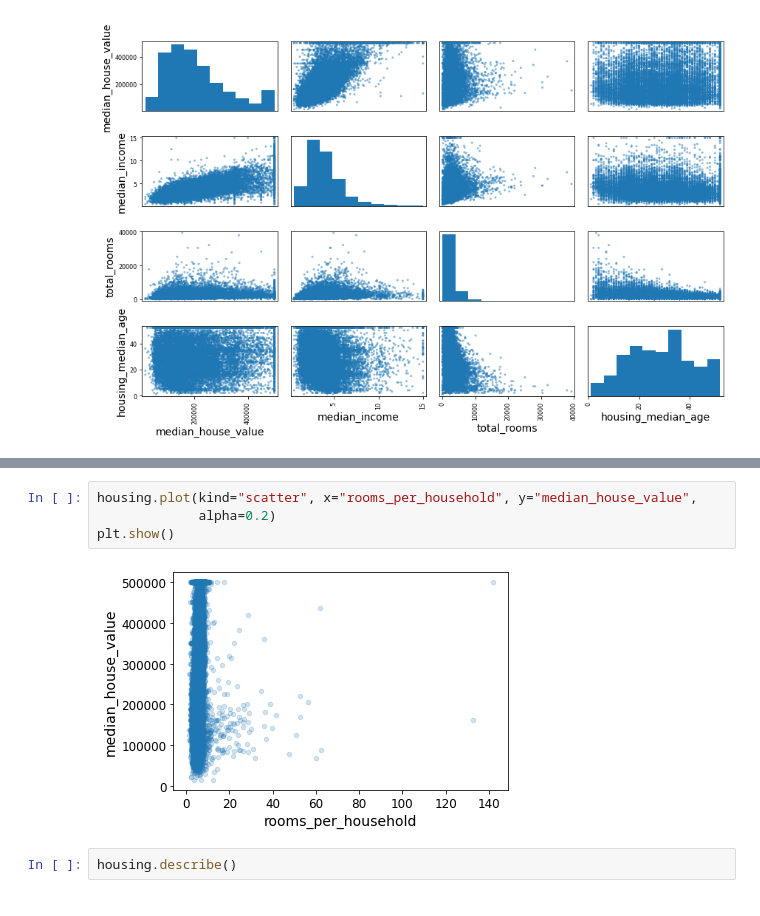
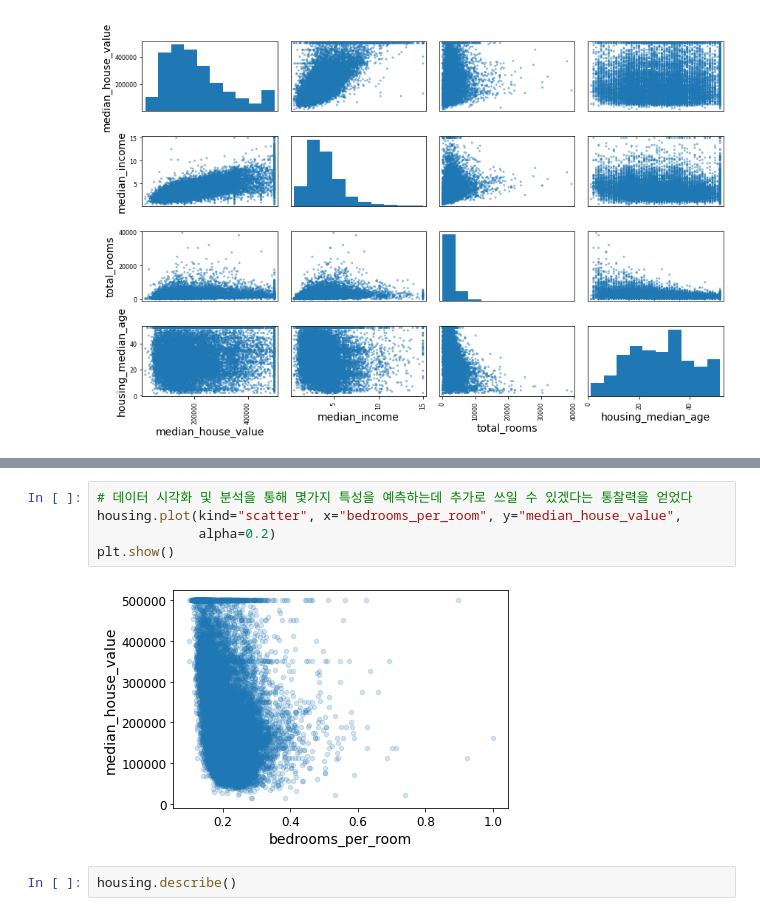
Before and after one commit to suhongkim98/study-machine-learning, a Jupyter notebook: 02_end_to_end_machine_learning_project.ipynb, the cells around one changed output, grey strips where cells are left out. Cells and saved outputs as stored; diff of their text form.

```diff
--- a/02_end_to_end_machine_learning_project.ipynb
+++ b/02_end_to_end_machine_learning_project.ipynb
@@ -444,9 +451,10 @@ Name: median_house_value, dtype: float64
 # %%
-housing.plot(kind="scatter", x="rooms_per_household", y="median_house_value",
+# 데이터 시각화 및 분석을 통해 몇가지 특성을 예측하는데 추가로 쓰일 수 있겠다는 통찰력을 얻었다
+housing.plot(kind="scatter", x="bedrooms_per_room", y="median_house_value",
              alpha=0.2)
 plt.show()
 # %% [output]
-[figure, old version]
+[figure, new version]
 # %%
 housing.describe()
 # %% [output]
```
Also changed, not shown: parts of 46 cells of this notebook.
